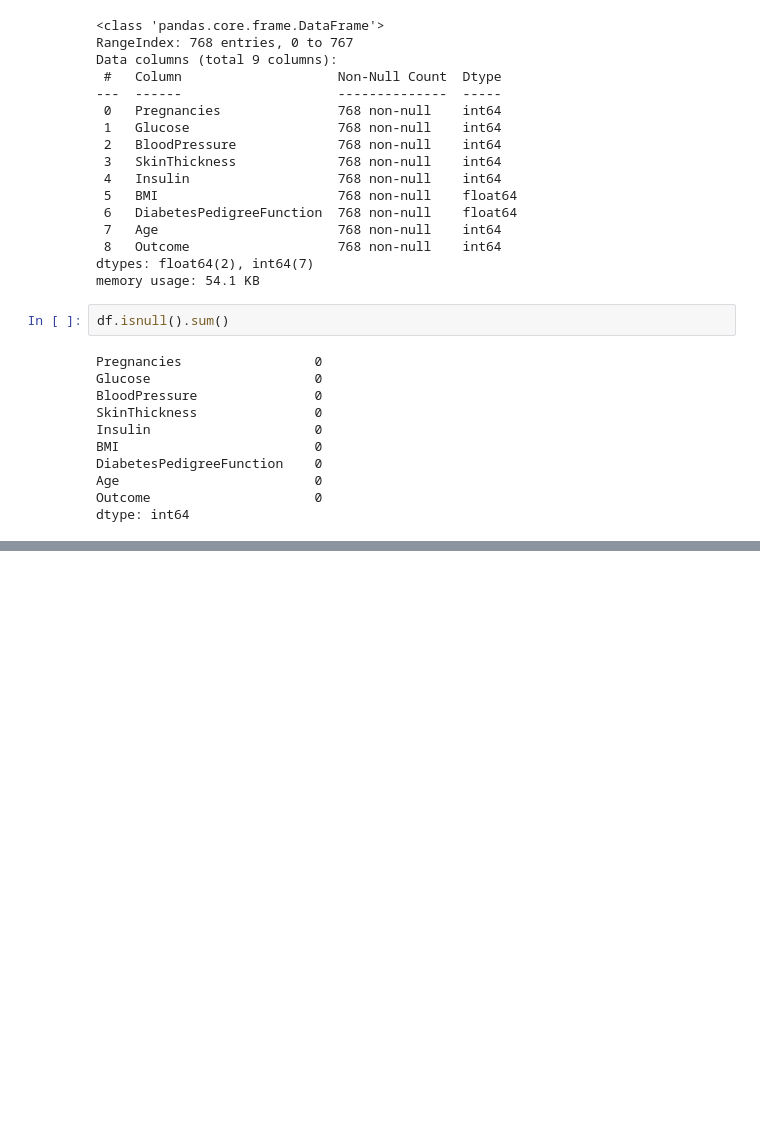
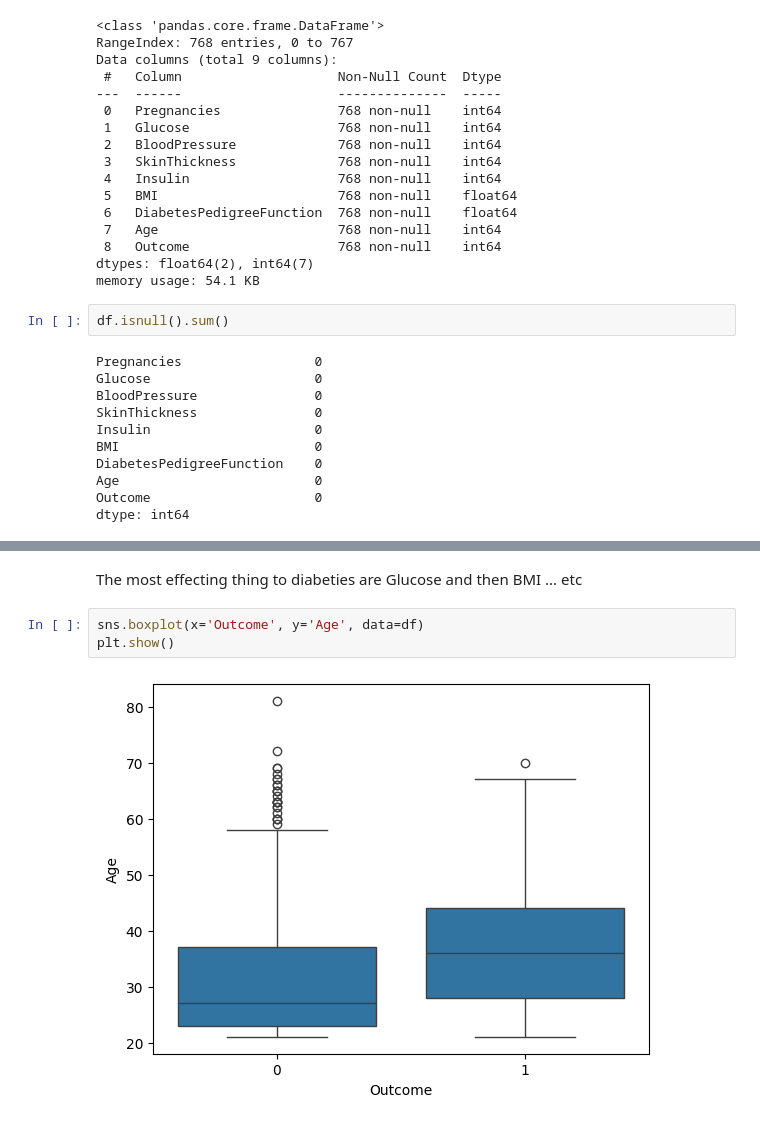
Before and after one commit to priyanshjain117/ML-Projects-Practice, a Jupyter notebook: Diabetes Prediction/data_preprocessing.ipynb, the cells around one changed output, grey strips where cells are left out. Drawn from its saved outputs; the diff is of its cells as text; blank space fills up the shorter version.

Commit message:
EDA and data cleaning

```diff
--- a/Diabetes Prediction/data_preprocessing.ipynb
+++ b/Diabetes Prediction/data_preprocessing.ipynb
@@ -48,0 +74,7 @@ dtype: int64
+# %% [markdown]
+The most effecting thing to diabeties are Glucose and then BMI ... etc
+# %%
+sns.boxplot(x='Outcome', y='Age', data=df)
+plt.show()
+# %% [output]
+[figure, added]
```
Also changed, not shown: parts of 15 cells of this notebook.
